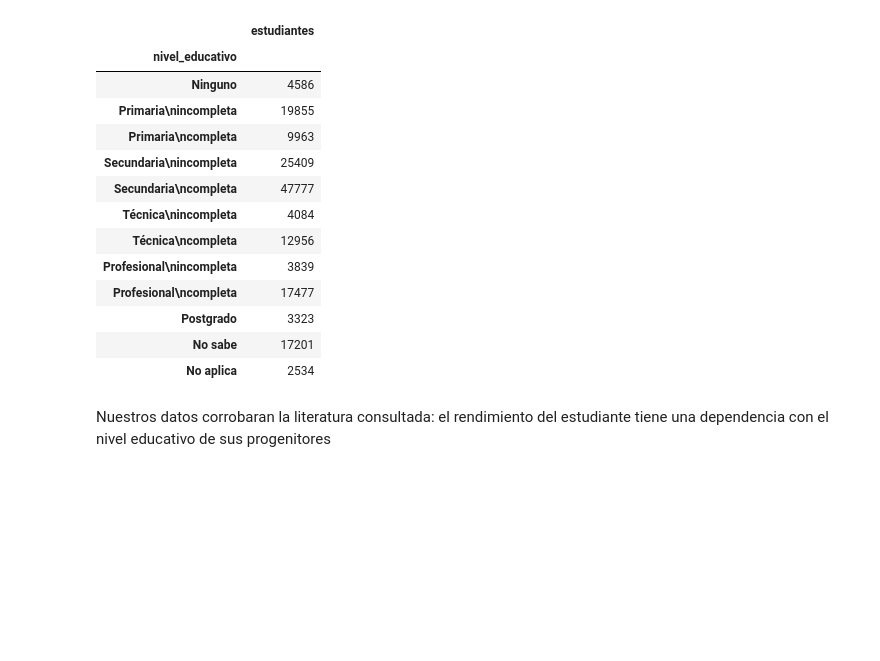
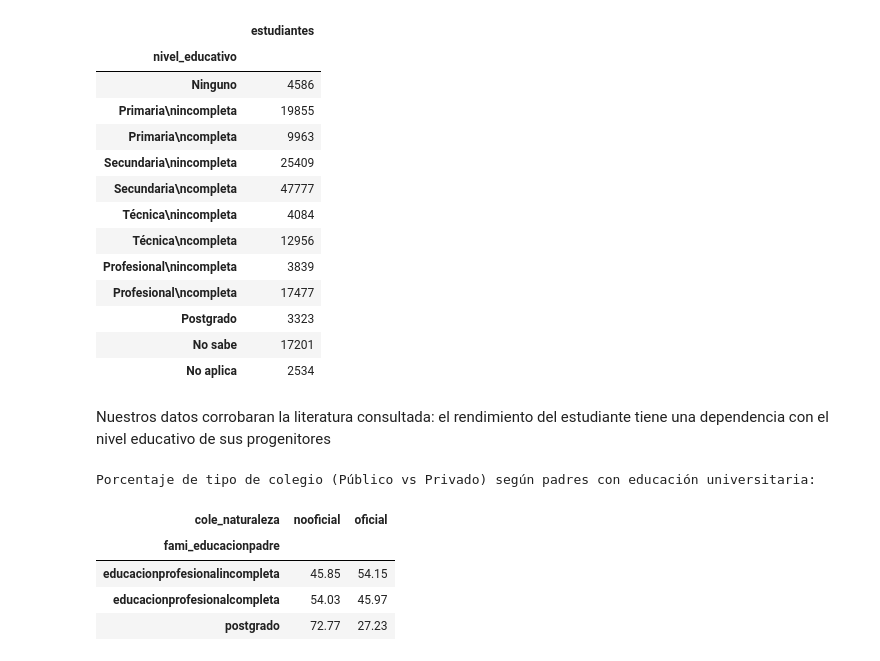
Before and after one commit to valedeveloper/ml_saber11, a Jupyter notebook: src/eda/Saber11_eda.ipynb, the cells around one changed output. Cells and saved outputs as stored; diff of their text form; code cells hidden in the pictures; blank space fills up the shorter version.

```diff
--- a/src/eda/Saber11_eda.ipynb
+++ b/src/eda/Saber11_eda.ipynb
@@ -1630,3 +1654,34 @@ Cantidad de estudiantes por nivel educativo del padre:
 | No aplica | 2534 |
 # %% [markdown]
 Nuestros datos corrobaran la literatura consultada: el rendimiento del estudiante tiene una dependencia con el nivel educativo de sus progenitores
+# %%
+# 1. Asegurar que las variables estén limpias
+# 'cole_naturaleza' suele tener valores como 'OFICIAL' (público) y 'NO OFICIAL' (privado)
+variable_padre = "fami_educacionpadre" # O "fami_educacionmadre" según prefieras
+
+# 2. Crear una tabla cruzada normalizada por filas para ver los porcentajes (%)
+tabla_colegios_padre = pd.crosstab(
+    df[variable_padre],
+    df["cole_naturaleza"],
+    normalize="index" # Devuelve proporciones (0 a 1); al multiplicar por 100 se vuelven porcentajes
+) * 100
+
+# 3. Filtrar únicamente los niveles universitarios y postgrado
+niveles_universitarios = [
+    "educacionprofesionalincompleta",
+    "educacionprofesionalcompleta",
+    "postgrado"
+]
+
+# Reindexar para mantener el orden lógico y mostrar solo los niveles de interés
+resultado_universitarios = tabla_colegios_padre.reindex(niveles_universitarios)
+
+print("Porcentaje de tipo de colegio (Público vs Privado) según padres con educación universitaria:")
+display(resultado_universitarios.round(2))
+# %% [output]
+Porcentaje de tipo de colegio (Público vs Privado) según padres con educación universitaria:
+| cole_naturaleza | nooficial | oficial |
+| fami_educacionpadre |  |  |
+| educacionprofesionalincompleta | 45.85 | 54.15 |
+| educacionprofesionalcompleta | 54.03 | 45.97 |
+| postgrado | 72.77 | 27.23 |
```
Also changed, not shown: parts of 10 cells of this notebook, 1 other file.
